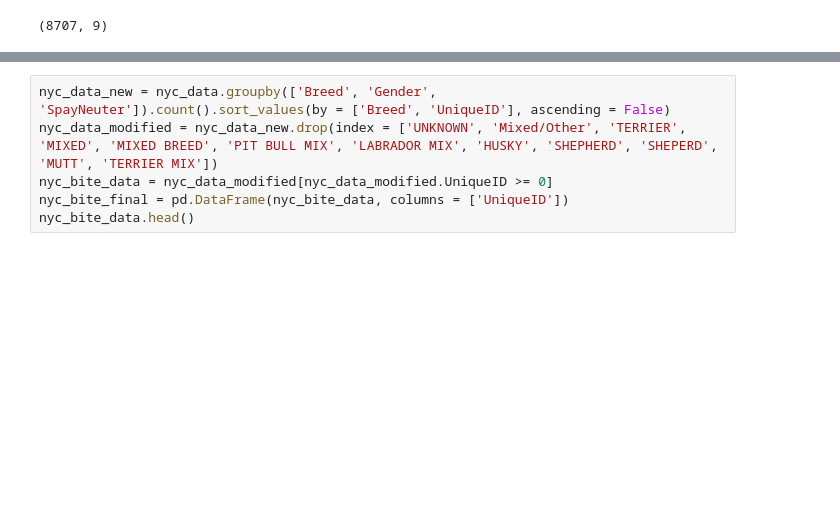
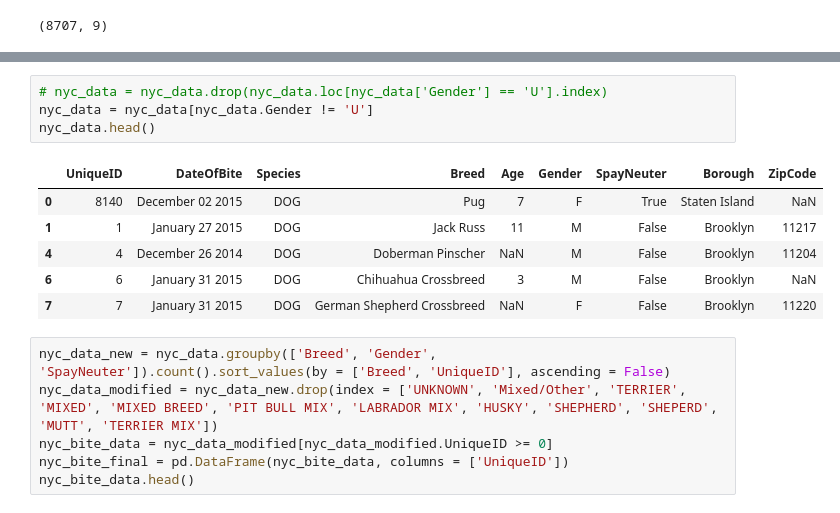
Before and after one commit to DanielleRomanoff/DS-Unit-1-Project_Dog_Bites, a Jupyter notebook: Dog Bites Project.ipynb, the cells around one changed output, grey strips where cells are left out. Cells and saved outputs as stored; diff of their text form; blank space fills up the shorter version.

```diff
--- a/Dog Bites Project.ipynb
+++ b/Dog Bites Project.ipynb
@@ -23,4 +23,15 @@ ZipCode       819
 dtype: int64
+# %%
+# nyc_data = nyc_data.drop(nyc_data.loc[nyc_data['Gender'] == 'U'].index)
+nyc_data = nyc_data[nyc_data.Gender != 'U']
+nyc_data.head()
+# %% [output]
+|  | UniqueID | DateOfBite | Species | Breed | Age | Gender | SpayNeuter | Borough | ZipCode |
+| 0 | 8140 | December 02 2015 | DOG | Pug | 7 | F | True | Staten Island | NaN |
+| 1 | 1 | January 27 2015 | DOG | Jack Russ | 11 | M | False | Brooklyn | 11217 |
+| 4 | 4 | December 26 2014 | DOG | Doberman Pinscher | NaN | M | False | Brooklyn | 11204 |
+| 6 | 6 | January 31 2015 | DOG | Chihuahua Crossbreed | 3 | M | False | Brooklyn | NaN |
+| 7 | 7 | January 31 2015 | DOG | German Shepherd Crossbreed | NaN | F | False | Brooklyn | 11220 |
 # %%
 nyc_data_new = nyc_data.groupby(['Breed', 'Gender', 'SpayNeuter']).count().sort_values(by = ['Breed', 'UniqueID'], ascending = False)
 nyc_data_modified = nyc_data_new.drop(index = ['UNKNOWN', 'Mixed/Other', 'TERRIER', 'MIXED', 'MIXED BREED', 'PIT BULL MIX', 'LABRADOR MIX', 'HUSKY', 'SHEPHERD', 'SHEPERD', 'MUTT', 'TERRIER MIX'])
```
Also changed, not shown: parts of 6 cells of this notebook.
